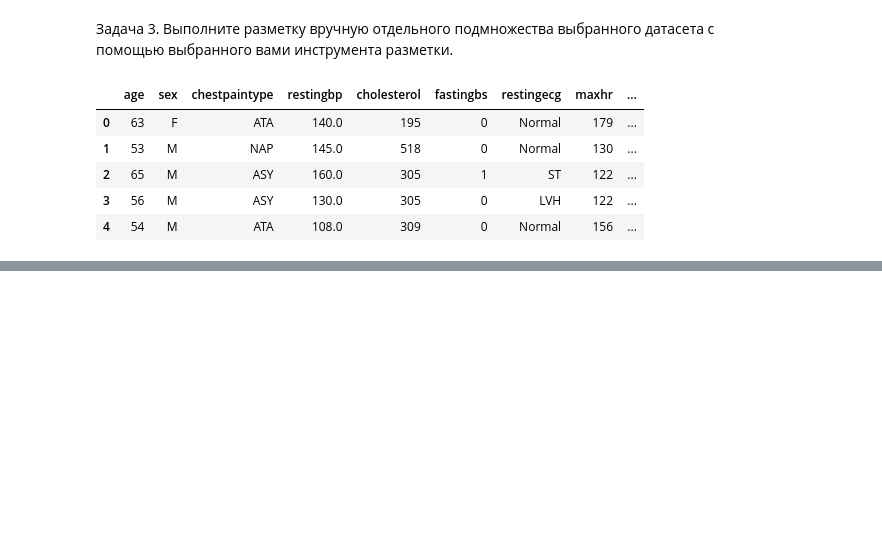
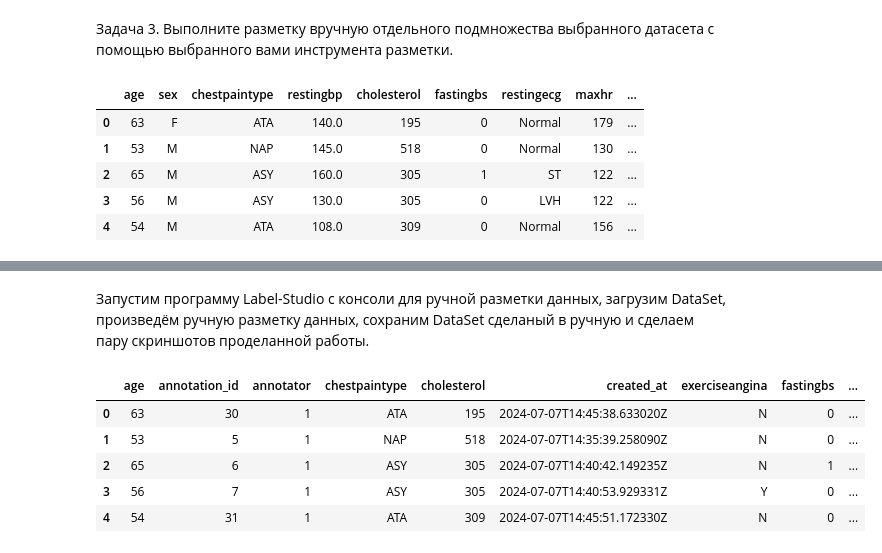
Before and after one commit to Ritorta/Data_collection_and_markup, a Jupyter notebook: Work#9/W9T1.ipynb, the cells around one changed output, grey strips where cells are left out. Saved outputs shown, nothing was run; the diff lists cells and outputs as text; code cells hidden in the pictures; blank space fills up the shorter version.

Commit message:
task3 done

```diff
--- a/Work#9/W9T1.ipynb
+++ b/Work#9/W9T1.ipynb
@@ -507,0 +531,13 @@ df_ls.head()
+# %% [markdown]
+Запустим программу Label-Studio с консоли для ручной разметки данных, загрузим DataSet, произведём ручную разметку данных, сохраним DataSet сделаный в ручную и сделаем пару скриншотов проделанной работы.
+# %%
+# Загрузим обработанный вручную DataSet
+df_new_ls = pd.read_csv('df_manual_done.csv', engine='python', encoding='utf-8')
+df_new_ls.head()
+# %% [output]
+|  | age | annotation_id | annotator | chestpaintype | cholesterol | created_at | exerciseangina | fastingbs | ... |
+| 0 | 63 | 30 | 1 | ATA | 195 | 2024-07-07T14:45:38.633020Z | N | 0 | ... |
+| 1 | 53 | 5 | 1 | NAP | 518 | 2024-07-07T14:35:39.258090Z | N | 0 | ... |
+| 2 | 65 | 6 | 1 | ASY | 305 | 2024-07-07T14:40:42.149235Z | N | 1 | ... |
+| 3 | 56 | 7 | 1 | ASY | 305 | 2024-07-07T14:40:53.929331Z | Y | 0 | ... |
+| 4 | 54 | 31 | 1 | ATA | 309 | 2024-07-07T14:45:51.172330Z | N | 0 | ... |
```
Also changed, not shown: parts of 9 cells of this notebook, 4 other files.
